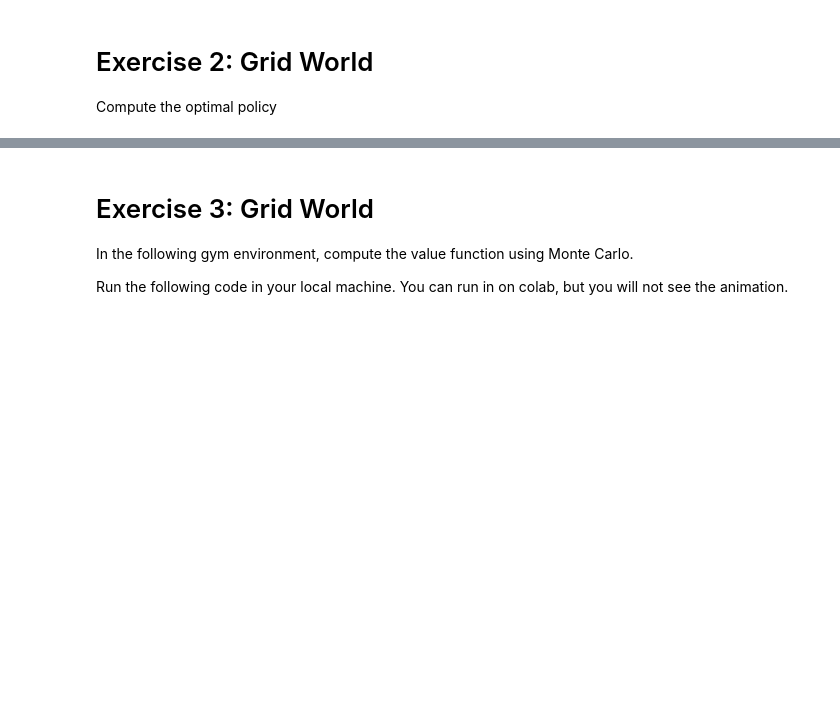
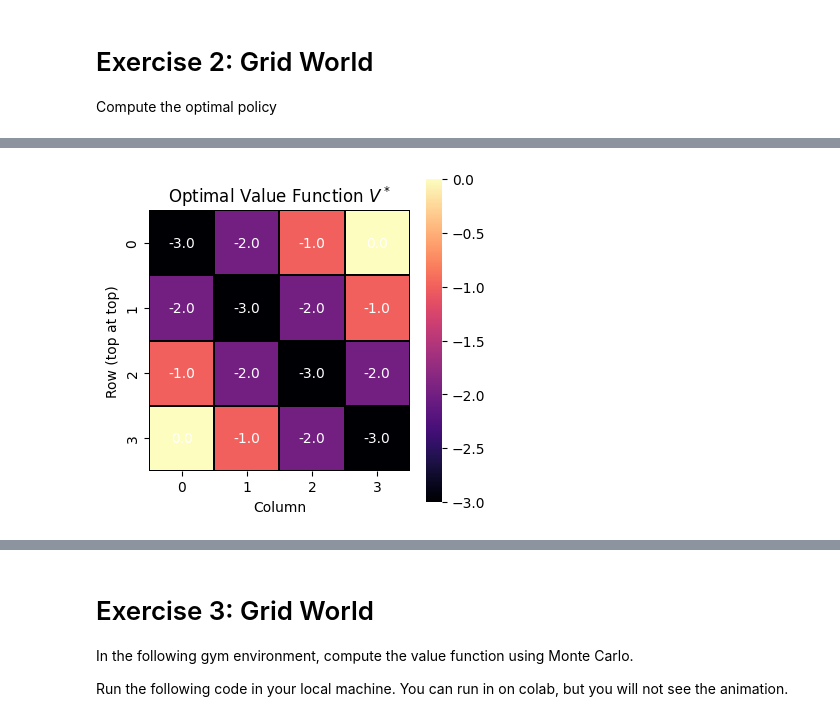
Before and after one commit to ddcreating/RL_code, a Jupyter notebook: lab2_mdp.ipynb, the cells around one changed output, grey strips where cells are left out. Cells and saved outputs as stored; diff of their text form; code cells hidden in the pictures; blank space fills up the shorter version.

```diff
--- a/lab2_mdp.ipynb
+++ b/lab2_mdp.ipynb
@@ -82,19 +82,21 @@ for k in range(K_iters):
 Compute the optimal policy
 # %%
 import numpy as np
+import matplotlib.pyplot as plt
+import seaborn as sns
 
-# ----- Grid setup -----
-n = 4
-S = n * n
-terminal_states = {0, 15}
+# ====== Gridworld 基本设置 ======
+n = 4                             # 4x4
+S = n * n                         # 16 个状态: 0..15
+terminal_states = {0, 15}         # 终止：左上(0)、右下(15)
 A = ['up', 'down', 'left', 'right']
-gamma = 1.0   # textbook setting: value ≈ negative expected steps to terminal
+gamma = 1.0                       # 与教材一致：价值≈到终点期望步数的负数
 
 def step(s, a):
-    """Deterministic transition with boundary 'stay', reward -1."""
+    """确定性转移；越界原地；奖励恒为 -1"""
     if s in terminal_states:
-        return s, 0.0  # 不会被用到，但写成0更安全
-    r, c = divmod(s, n)
+        return s, 0.0
+    r, c = divmod(s, n)  # r=行(0在顶), c=列
     if a == 'up':
         r2, c2 = (r-1, c) if r > 0 else (r, c)
     elif a == 'down':
@@ -104,10 +106,9 @@ def step(s, a):
     else:  # 'right'
         r2, c2 = (r, c+1) if c < n-1 else (r, c)
     s_next = r2 * n + c2
-    reward = -1.0
-    return s_next, reward
+    return s_next, -1.0
 
-# ----- A) Value Iteration -----
+# ====== A) 值迭代（Value Iteration）======
 V = np.zeros(S, dtype=float)
 theta = 1e-8  # 收敛阈值
 while True:
@@ -117,7 +118,6 @@ while True:
         if s in terminal_states:
             V[s] = 0.0
             continue
-        # Bellman optimality backup
         q_values = []
         for a in A:
             s_next, r = step(s, a)
@@ -127,29 +127,76 @@ while True:
     if delta < theta:
         break
 
-# ----- B) Policy Extraction (greedy w.r.t. V) -----
+# ====== B) 基于 V* 提取策略：朝最近终止前进（等距时偏向左上）======
 arrow = {'up':'↑', 'down':'↓', 'left':'←', 'right':'→'}
-policy = np.full(S, ' ', dtype=object)
+policy = np.full(S, '', dtype=object)
+
+def manhattan_to_terminal(s, term_id):
+    r, c = divmod(s, n)
+    if term_id == 0:      rt, ct = 0, 0          # 左上
+    else:                 rt, ct = n-1, n-1      # 右下
+    return abs(r-rt) + abs(c-ct)
 
 for s in range(S):
     if s in terminal_states:
-        policy[s] = '■'  # 终止
+        policy[s] = '■'
         continue
-    # 选使 r+γV(s') 最大的动作
-    best_a, best_q = None, -1e9
-    for a in A:
-        s_next, r = step(s, a)
-        q = r + gamma * V[s_next]
-        if q > best_q:
-            best_q, best_a = q, a
-    policy[s] = arrow[best_a]
 
-# 打印结果
+    # 选择最近的终止；等距时固定偏向左上(0)
+    d_tl = manhattan_to_terminal(s, 0)
+    d_br = manhattan_to_terminal(s, n*n-1)
+    target = 0 if d_tl <= d_br else (n*n-1)
+
+    # 只保留能“严格缩短”到目标终止距离的动作（不会出现 ←→ 对冲）
+    d_now = manhattan_to_terminal(s, target)
+    candidates = []
+    for a in ['up', 'left', 'right', 'down']:   # 固定显示顺序
+        s_next, _ = step(s, a)
+        if manhattan_to_terminal(s_next, target) < d_now:
+            candidates.append(a)
+
+    policy[s] = ''.join(arrow[a] for a in ['up','left','right','down'] if a in candidates)
+
+# ====== C) 打印结果 ======
 V_grid = V.reshape(n, n)
 pi_grid = policy.reshape(n, n)
 
 print("Optimal Value Function V* (≈ negative expected steps):")
 print(np.round(V_grid, 1))
-print("\nOptimal Policy (arrows):")
+print("\nOptimal Policy (no ↔ ties; move toward nearest terminal):")
 for row in pi_grid:
-    print(' '.join(row))
+    print(' '.join(f'{cell:3s}' for cell in row))
+
+# ====== D) 热力图（上方就是第0行）======
+plt.figure(figsize=(4.2, 4.2))
+V_vis = V_grid[::-1, :]  # 仅显示时把行倒序，让top row显示在图的上方
+sns.heatmap(
+    V_vis, annot=True, fmt=".1f",
+    cmap="magma", linewidths=1.1, linecolor="black",
+    cbar=True, square=True, annot_kws={"color": "white", "fontsize": 10}
+)
+plt.title("Optimal Value Function $V^*$")
+plt.xlabel("Column"); plt.ylabel("Row (top at top)")
+plt.show()
+
+# ====== E) 策略箭头图（终止在左上 & 右下）======
+fig, ax = plt.subplots(figsize=(4.8, 4.8))
+ax.set_xlim(0, n); ax.set_ylim(0, n)
+ax.set_xticks(np.arange(n+1)); ax.set_yticks(np.arange(n+1))
+ax.grid(True, which='both')
+
+# 终止格子：左上(0)、右下(15)
+for term in terminal_states:
+    r, c = divmod(term, n)
+    ax.add_patch(plt.Rectangle((c, n-1-r), 1, 1, facecolor='0.85', edgecolor='none'))
+
+# 在每个格子中心写入箭头
+for s in range(S):
+    r, c = divmod(s, n)
+    ax.text(c + 0.5, n - 1 - r + 0.5, policy[s],
+            ha='center', va='center', fontsize=14)
+
+ax.set_xticklabels([]); ax.set_yticklabels([])
+plt.title("Optimal Policy (toward nearest terminal; ties broken)")
+plt.show()
+# %% [output]
@@ -155,0 +214 @@ for row in pi_grid:
+[figure, added]
```
Also changed, not shown: parts of 1 cell of this notebook.
